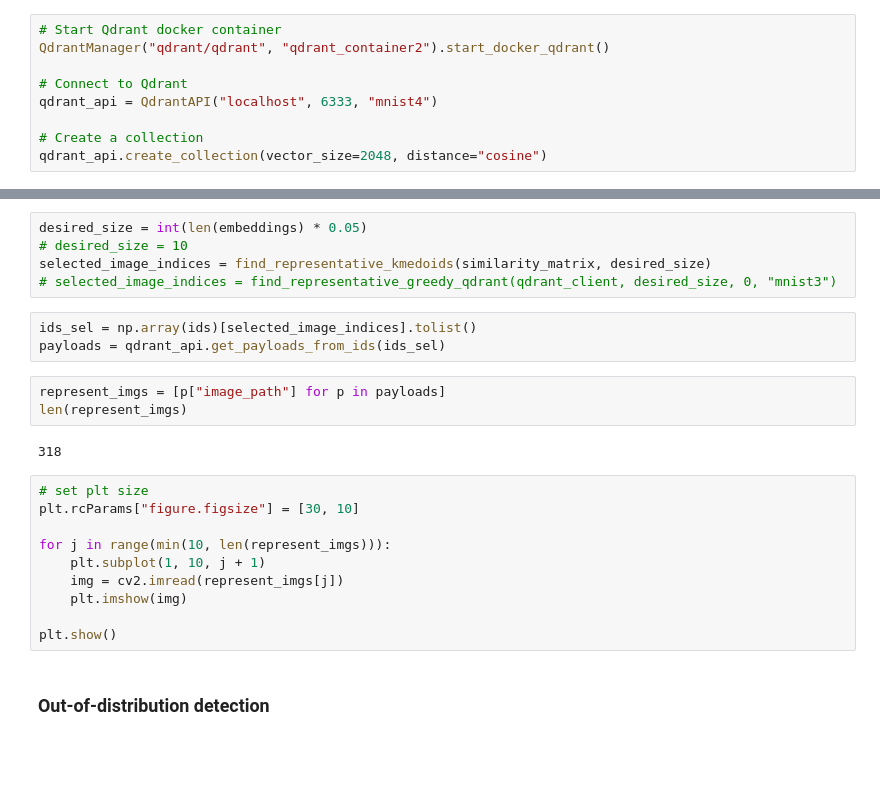
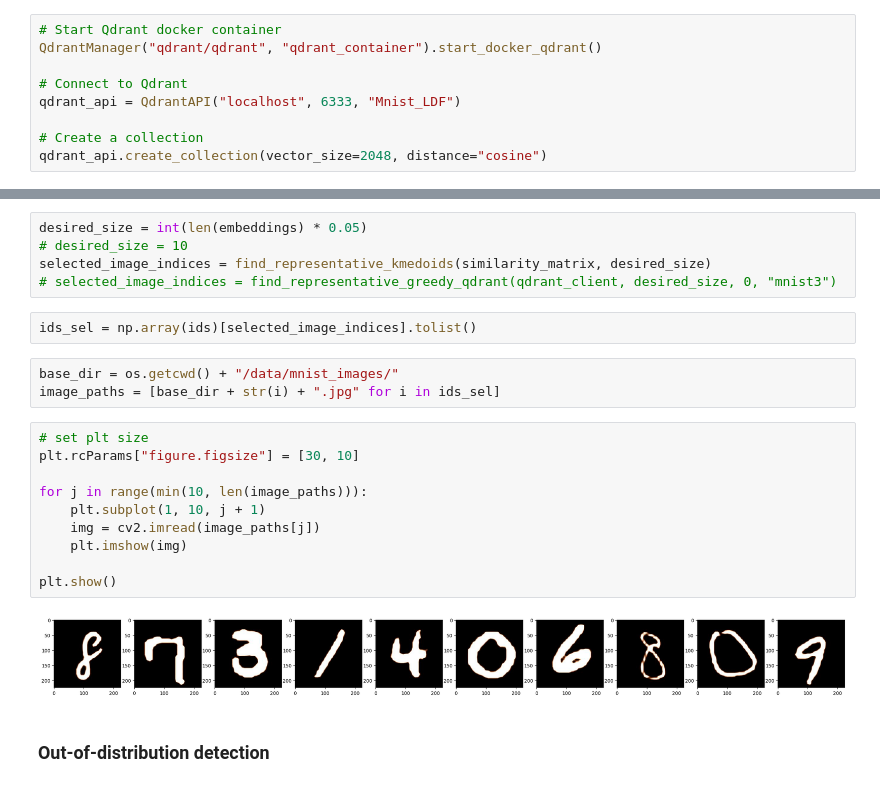
Before and after one commit to luxonis/luxonis-ml, a Jupyter notebook: examples/Embeddings_Processing_Example.ipynb, the cells around one changed output, grey strips where cells are left out. Saved outputs shown, nothing was run; the diff lists cells and outputs as text; blank space fills up the shorter version.

```diff
--- a/examples/Embeddings_Processing_Example.ipynb
+++ b/examples/Embeddings_Processing_Example.ipynb
@@ -19,10 +20,10 @@ from luxonis_ml.embeddings.utils.weaviate import WeaviateAPI
 ## Embedding processing methods for the QDRANT search engine
 # %%
 # Start Qdrant docker container
-QdrantManager("qdrant/qdrant", "qdrant_container2").start_docker_qdrant()
+QdrantManager("qdrant/qdrant", "qdrant_container").start_docker_qdrant()
 
 # Connect to Qdrant
-qdrant_api = QdrantAPI("localhost", 6333, "mnist4")
+qdrant_api = QdrantAPI("localhost", 6333, "Mnist_LDF")
 
 # Create a collection
 qdrant_api.create_collection(vector_size=2048, distance="cosine")
@@ -42,22 +43,21 @@ selected_image_indices = find_representative_kmedoids(similarity_matrix, desired
 # selected_image_indices = find_representative_greedy_qdrant(qdrant_client, desired_size, 0, "mnist3")
 # %%
 ids_sel = np.array(ids)[selected_image_indices].tolist()
-payloads = qdrant_api.get_payloads_from_ids(ids_sel)
-# %%
-represent_imgs = [p["image_path"] for p in payloads]
-len(represent_imgs)
-# %% [output]
-318
+# %%
+base_dir = os.getcwd() + "/data/mnist_images/"
+image_paths = [base_dir + str(i) + ".jpg" for i in ids_sel]
 # %%
 # set plt size
 plt.rcParams["figure.figsize"] = [30, 10]
 
-for j in range(min(10, len(represent_imgs))):
+for j in range(min(10, len(image_paths))):
     plt.subplot(1, 10, j + 1)
-    img = cv2.imread(represent_imgs[j])
+    img = cv2.imread(image_paths[j])
     plt.imshow(img)
 
 plt.show()
+# %% [output]
+[figure, added]
 # %% [markdown]
 ### Out-of-distribution detection
 # %%
```
Also changed, not shown: parts of 21 cells of this notebook, 3 other files.
